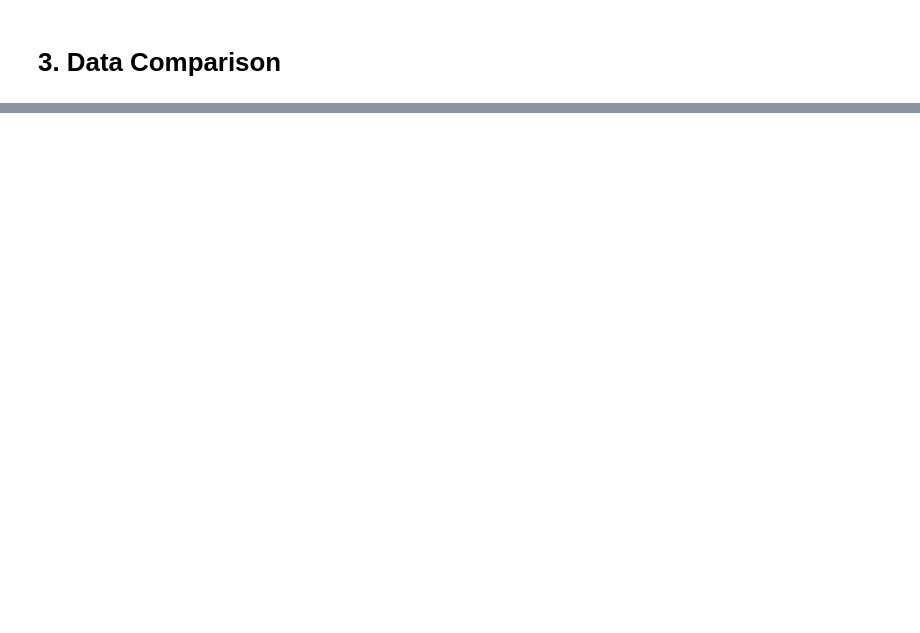
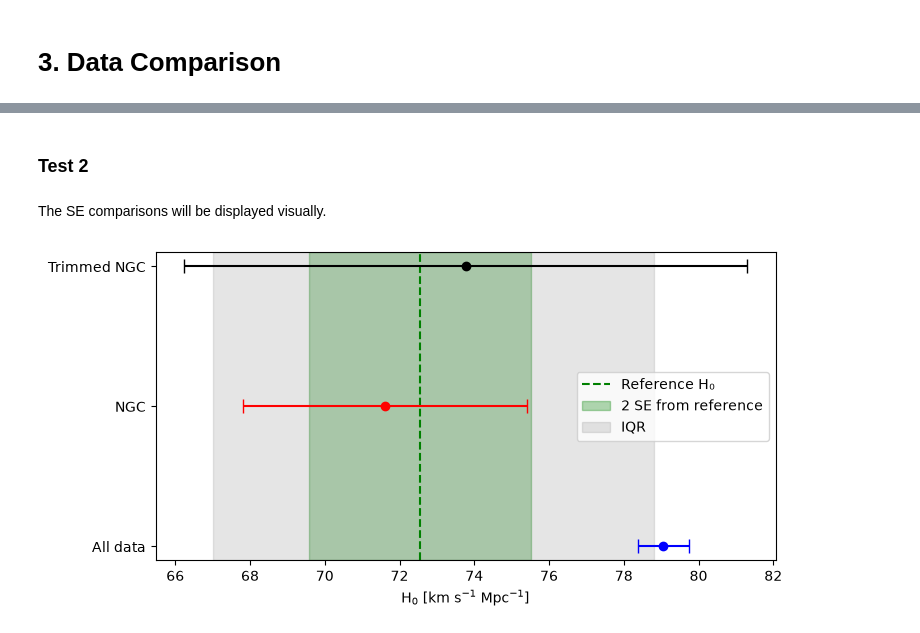
Before and after one commit to LucasCairnes/data_science_exercise_1, a Jupyter notebook: task_b.ipynb, the cells around one changed output, grey strips where cells are left out. Saved outputs shown, nothing was run; the diff lists cells and outputs as text; code cells hidden in the pictures; blank space fills up the shorter version.

Commit message:
Start comparison section

```diff
--- a/task_b.ipynb
+++ b/task_b.ipynb
@@ -203,0 +221,7 @@ Trimmed mean H₀ = 72.54 ± 1.50 km s⁻¹ Mpc⁻¹
+# %%
+for subset, h0, se in zip(hubble1_results["subset"], hubble1_results["H0"], hubble1_results["se"]):
+    percentile = stats.percentileofscore(hubble2_df["h0"], h0)
+    distance_from_ref = h0 - reference_h0
+    n_sd = distance_from_ref / sd
+
+    print(f"{subset}: H₀ = {h0:.2f} ± {se:.2f}, percentile = {percentile:.0f}, σ from reference = {n_sd:.2f}")
@@ -203,0 +238,22 @@ Trimmed mean H₀ = 72.54 ± 1.50 km s⁻¹ Mpc⁻¹
+# %% [markdown]
+### Test 2
+# %% [markdown]
+The SE comparisons will be displayed visually.
+# %%
+labels = {"all": "All data", "ngc": "NGC", "ngc_trimmed": "Trimmed NGC"}
+colours = {"all": "blue", "ngc": "red", "ngc_trimmed": "black"}
+
+fig, ax = plt.subplots(figsize=(8, 4))
+ax.axvline(reference_h0, color="green", linestyle="--", label="Reference H₀")
+ax.axvspan(reference_h0 - 2 * reference_h0_se, reference_h0 + 2 * reference_h0_se, color="green", alpha=0.3, label="2 SE from reference")
+ax.axvspan(q1, q3, color="grey", alpha=0.2, label="IQR")
+
+for i, (subset, h0, se) in enumerate(zip(hubble1_results["subset"], hubble1_results["H0"], hubble1_results["se"])):
+    ax.errorbar(h0, i, xerr=2*se, fmt="o", capsize=5, color=colours[subset])
+
+ax.set_yticks(range(len(huddbble1_results)), [labels[s] for s in hubble1_results["subset"]])
+ax.set_xlabel("H$_0$ [km s$^{-1}$ Mpc$^{-1}$]")
+ax.legend(loc="right")
+plt.show()
+# %% [output]
+[figure, added]
```
Also changed, not shown: parts of 9 cells of this notebook.
